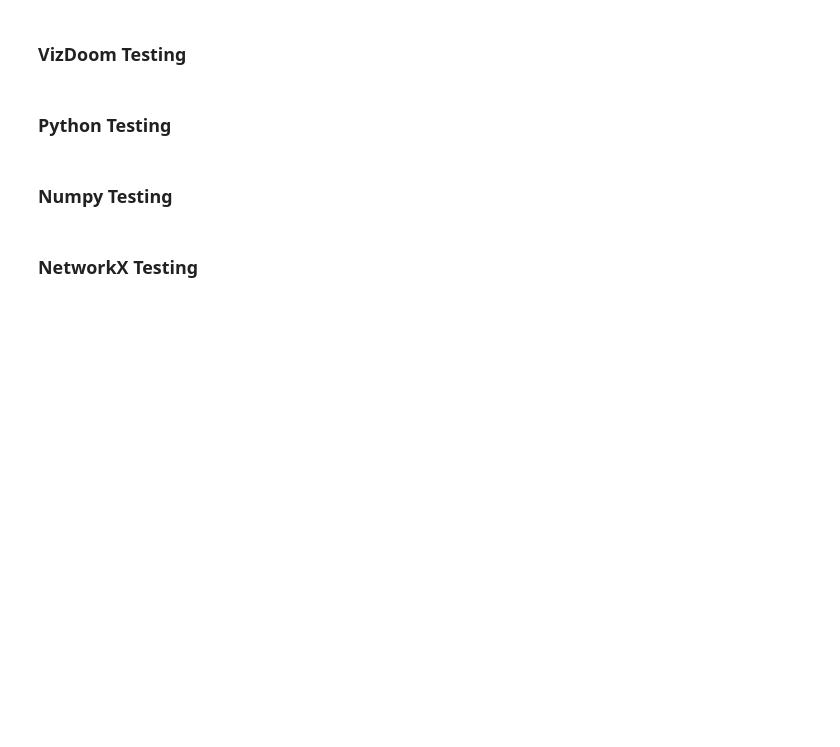
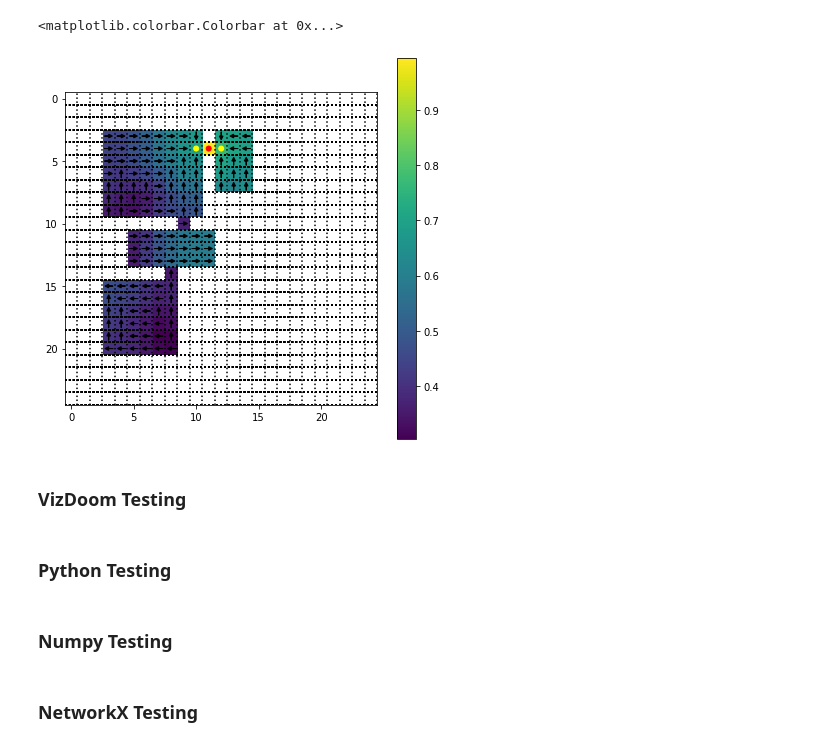
Before and after one commit to 2016choang/sfl, a Jupyter notebook: playground/new-envs.ipynb, the cells around one changed output. Cells and saved outputs as stored; diff of their text form; code cells hidden in the pictures; blank space fills up the shorter version.

```diff
--- a/playground/new-envs.ipynb
+++ b/playground/new-envs.ipynb
@@ -33,3 +87,55 @@ from gym_minigrid.envs.multiroom import MultiRoomEnv
+# %%
+dsr = torch.load('../data/local/20200611/multiroom/run_21/dsr_itr_109999.pt')
+# %%
+def get_q_values(dsr, subgoal=(9, 9), mean_axes=(2, )):
+    dsr = dsr.detach().numpy()
+    dsr_matrix = dsr.mean(axis=mean_axes)
+    dsr_matrix = dsr_matrix / np.linalg.norm(dsr_matrix, ord=2, axis=3, keepdims=True)
+    subgoal_dsr = dsr_matrix[subgoal].mean(axis=0)
+    q_values = np.dot(dsr_matrix, subgoal_dsr)
+    return q_values
+# %%
+subgoal = (11, 4)
+# %%
+figure = plt.figure(figsize=(7, 7))
+q_values = get_q_values(dsr, subgoal=subgoal)
+plt.imshow(q_values.max(axis=2).T)
+for x in range(q_values.shape[0]):
+    plt.axvline(x + 0.5, color='k', linestyle=':')
+    for y in range(q_values.shape[1]):
+        plt.axhline(y + 0.5, color='k', linestyle=':')
+
+        if (x, y) == subgoal:
+            circle = plt.Circle((x, y), 0.2, color='r')
+            plt.gca().add_artist(circle)
+
+        else:
+            if any(np.isnan(q_values[x, y])):
+                continue
+
+            action = q_values[x, y].argmax()
+            dx = 0
+            dy = 0
+            if action == 0:
+                dx = 0.35
+            elif action == 1:
+                dy = 0.35
+            elif action == 2:
+                dx = -0.35
+            elif action == 3:
+                dy = -0.35
+            else:
+                pass
+
+            if dx == 0 and dy == 0:
+                circle = plt.Circle((x, y), 0.2, color='yellow')
+                plt.gca().add_artist(circle)
+            else:
+                plt.arrow(x - dx, y - dy, dx, dy, head_width=0.3, head_length=0.3, fc='k', ec='k')
+plt.colorbar()
+# %% [output]
+<matplotlib.colorbar.Colorbar at 0x...>
+[figure, added]
 # %%
 mode = 'fourroom'
 minigrid_config = {'start_pos': [1, 11],
```
Also changed, not shown: parts of 20 cells of this notebook, 4 other files.
